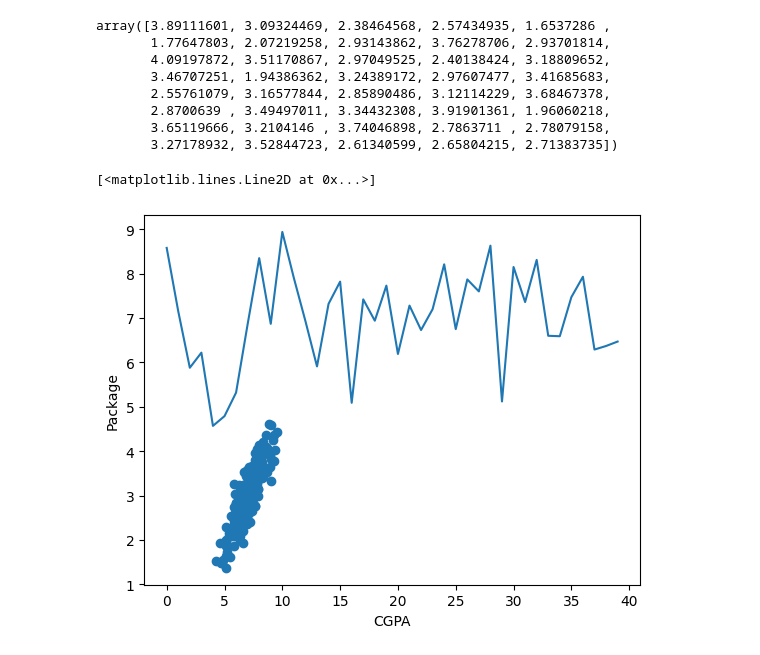
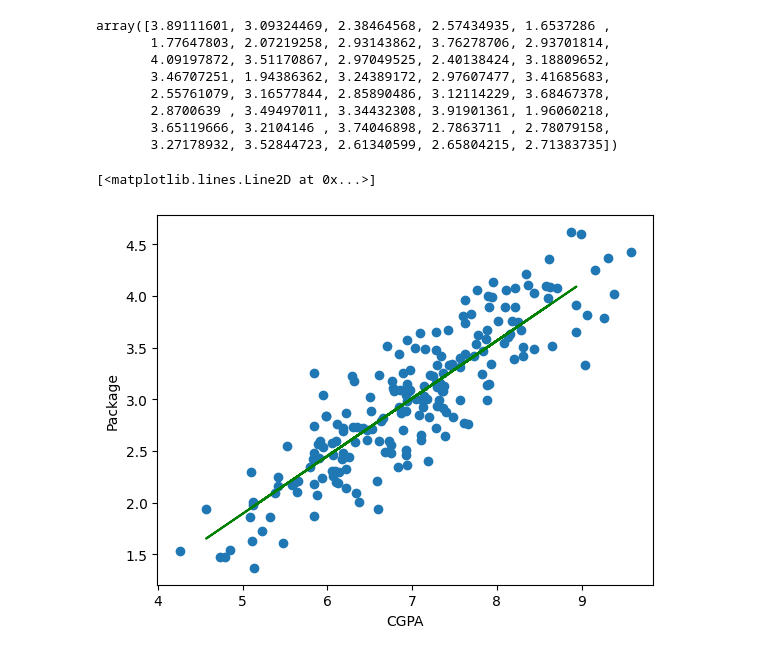
Before and after one commit to Mushu-Ahd/Simple-Linear-Regression-Model, a Jupyter notebook: Linear Regression Model from selfmade class.ipynb, the cells around one changed output. Saved outputs shown, nothing was run; the diff lists cells and outputs as text; code cells hidden in the pictures.

```diff
--- a/Linear Regression Model from selfmade class.ipynb
+++ b/Linear Regression Model from selfmade class.ipynb
@@ -63,8 +63,8 @@ array([3.89111601, 3.09324469, 2.38464568, 2.57434935, 1.6537286 ,
 # %%
 plt.scatter(data['cgpa'] , data['package'])
 plt.xlabel('CGPA')
 plt.ylabel('Package')
-plt.plot(X_test , lr.predict(X_test , color ))
+plt.plot(X_test , lr.predict(X_test) , color = 'green')
 # %% [output]
 [<matplotlib.lines.Line2D at 0x...>]
-[figure, old version]
+[figure, new version]
```
